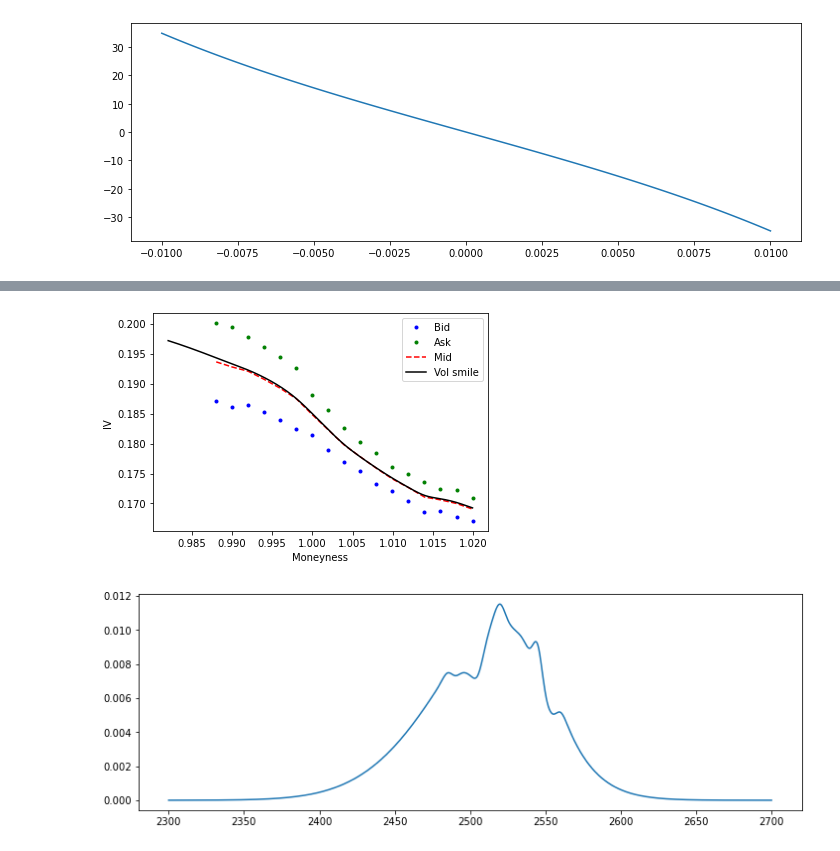
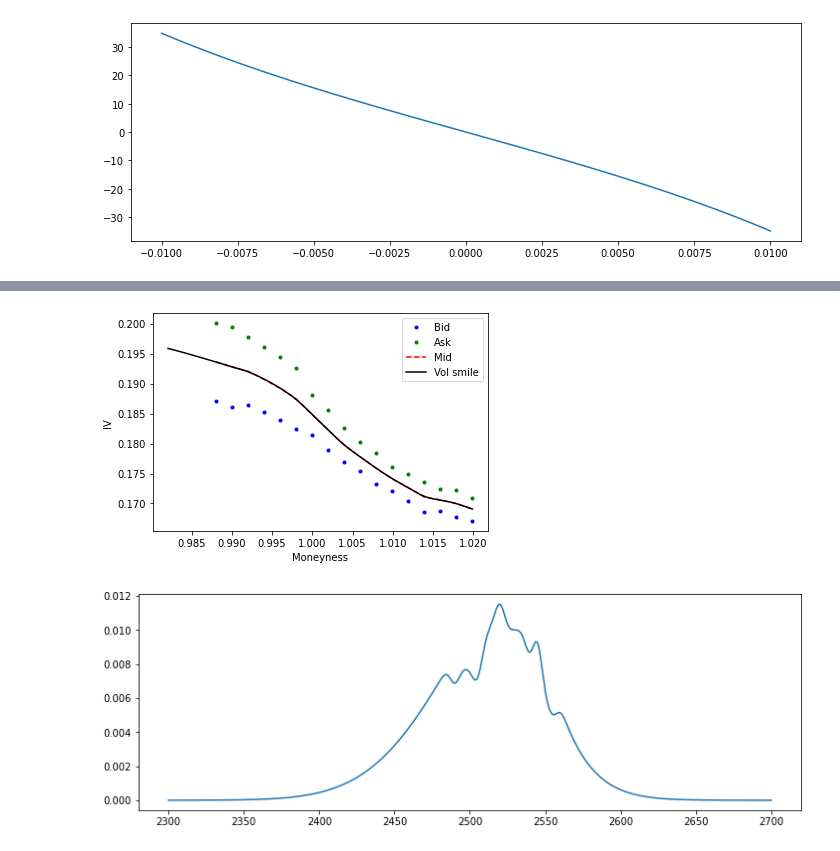
Before and after one commit to coolejungenhihi/volsurface_Sinkhorn, a Jupyter notebook: SPX_ntm_fit.ipynb, the cells around one changed output, grey strips where cells are left out. Saved outputs shown, nothing was run; the diff lists cells and outputs as text; code cells hidden in the pictures.

Commit message:
Cleaned up the notebooks
the SPX notebook has had all the fluff removed to make it less cluttered. the amd notebook has all the debugging stuff and extra comments still tho

```diff
--- a/SPX_ntm_fit.ipynb
+++ b/SPX_ntm_fit.ipynb
@@ -168,6 +163,7 @@ SQRT2_PI = np.sqrt(2. * np.pi)
 INV_SQRT2_PI = 1. / SQRT2_PI
 I_CONST = INV_SQRT2_PI / 2.
 # %%
+# Objective function for the minimization for sigma_0
 def sigma_objective(sigma,S0,delta_t):
     sigma += 1e-100 # to stop divide by zero errors
     sqrtt = math.sqrt(delta_t)
@@ -180,14 +176,14 @@ def calculate_sigma0(S0,delta_t):
     res = optimize.minimize_scalar(sigma_objective,args = (S0,delta_t))
     return res.x
 
-sigma0 = calculate_sigma0(S0,2/252)
+#visulaise if result makes sense
+sigma0 = calculate_sigma0(S0,t1)
 xx = np.linspace(500,900,1000)
-f = lambda x: sigma_objective(x,S0,2/252)
+f = lambda x: sigma_objective(x,S0,t1)
 f_ = np.vectorize(f)
 plt.plot(xx,f_(xx))
 print(sigma0)
 P1 = lambda s1: 1
-# P1 = lambda s1: 1 if s1 == S0 else 0
 
 def m0(s2,s1,delta_t,P1):
     '''
@@ -198,7 +194,7 @@ def m0(s2,s1,delta_t,P1):
     sigma0 = calculate_sigma0(s1,delta_t)
     return norm.pdf(s2,s1,sigma0*np.sqrt(delta_t)) / norm.cdf(s1/(sigma0*np.sqrt(delta_t))) * (s1 >= 0)
 
-
+# define function f from the paper
 def f1(V,omega):
     delta_C_bid = bid - mid
     delta_C_ask = ask - mid
@@ -363,19 +315,19 @@ def I_h_0_hessian_integrand(s,theta,V,K,s1,sigma0,delta_t,P1):
 def I_h_0_hessian(theta,V,K,s1,K1,K2,sigma0,delta_t,P1):
     return integrate.quad(I_h_0_hessian_integrand,K1,K2,args=(theta,V,K,s1,sigma0,delta_t,P1))[0]
 # %%
-#find proper bounds for h root finding
+# Find proper bounds for h root finding
 
 u1, h1, V = 0., 0., np.array([0.]*numK)
 V_prev = np.array([1] *numK)
 Lambda = 0.1
 omega_K = Lambda * np.abs(ask - bid)
-delta_t = 2/252 #TODO: think about amount of trading days!
+delta_t = t1
 P1 = lambda s1: 1
 
 xx = np.linspace(-0.01,0.01,100)
 yy = []
 for x in xx:
-    yy.append(I_h_0_(x,V,K,S0,2510-300,2510+300,sigma0,2/252,P1))
+    yy.append(I_h_0_(x,V,K,S0,2510-300,2510+300,sigma0,t1,P1))
 
 plt.figure(figsize=(12,4))
 plt.plot(xx,yy)
@@ -523,29 +389,20 @@ u1, h1, V = 0., 0., np.array([0.]*numK)
 V_prev = np.array([1] *numK)
 Lambda = 0.1
 omega_K = Lambda * np.abs(ask - bid)
-delta_t = 2/252 #TODO: think about amount of trading days!
+delta_t = t1
 P1 = lambda s1: 1
 sigma0 = calculate_sigma0(S0,delta_t)
 
-debug = False
 start = time.time()
 while np.linalg.norm(V-V_prev)/np.linalg.norm(V_prev) > 1e-5:
     V_prev = V
+    #projection on h and u
     h0 = optimize.root_scalar(I_h_0_,args=(V,K,S0,S0-300, S0+300,sigma0,delta_t,P1) ,bracket = [-0.05,0.05],x0=0.00005, fprime = I_h_0_grad, fprime2 = I_h_0_hessian).root
-    #h0 = optimize.root_scalar(I_h_0_,args=(V,K,S0,S0-50, S0+50,delta_t,P1) ,bracket = [-0.02,0.02],x0=0.00005, fprime = I_h_0_grad, fprime2 = I_h_0_hessian).root
-    #h0 = optimize.root_scalar(I_h_0_,args=(V,K,S0,S0-50, S0+50,delta_t,P1) ,x0=0.00005, fprime = I_h_0_grad, fprime2 = I_h_0_hessian).root
-    #u1 = -math.log(1/(I_u(h1,V,K,s1,sigma_0,t1)))
     u0 = np.log(I_u_(h0,V,K,S0,S0-300, S0+300,delta_t,P1))
 
+    #optimisation of G over V using quasi Newton
     V = optimize.minimize(fun= G1, x0=V, args=(u0,h0,K,omega_K,S0,delta_t,P1), method='TNC', jac= grad_G1, hess=None, hessp=None, bounds=None, constraints=(), tol=1e-5, callback=None, options=None).x
-    #V = optimize.minimize(fun= G1, x0=V, args=(u0,h0,K,omega_K,S0,delta_t,P1), method='Newton-CG', jac= grad_G1, hess=Hess_G1, hessp=None, bounds=None, constraints=(), tol=1e-5, callback=None, options=None).x
 
-    if debug:
-        print(f' h0 = {h0}')
-        print(f' u0 = {u0}')
-        print(f'V = {V}')
-        print(f'normdiff = {np.linalg.norm(V-V_prev)/np.linalg.norm(V_prev)}')
-        print("----------")
 end = time.time()
 print("elapsed time = ",end-start)
 # %% [output]
@@ -559,19 +415,19 @@ c = I_Q_(h0,V,K,xx,S0,S0-300,S0+300,delta_t,P1)*np.exp(-u0)
 # %%
 # Plot data
 fig, ax = plt.subplots()
-T_ = 2/252
+T_ = t1
 ax.plot(np.array(C1['Strike/Spot']), np.array(iv(bid,K,T_,r,S0)), 'b.', label='Bid')
 ax.plot(np.array(C1['Strike/Spot']), np.array(iv(ask,K,T_,r,S0)), 'g.', label='Ask')
 ax.plot(np.array(C1['Strike/Spot']), np.array(iv(mid,K,T_,r,S0)), 'r--', label='Mid')
 v = np.zeros(n)
 for i in range(n):
     v[i] = iv(np.array([c[i]]), np.array([xx[i]]), T_, r, S0)
 ax.plot(xx / S0, v, 'k', label='Vol smile')
 ax.set_ylabel('IV')
 ax.set_xlabel('Moneyness')
 plt.legend()
 plt.show()
 # %% [output]
-[figure, old version]
+[figure, new version]
 # %%
 #Plot marginal pdf:
```
Also changed, not shown: parts of 17 cells of this notebook, 1 other file.
